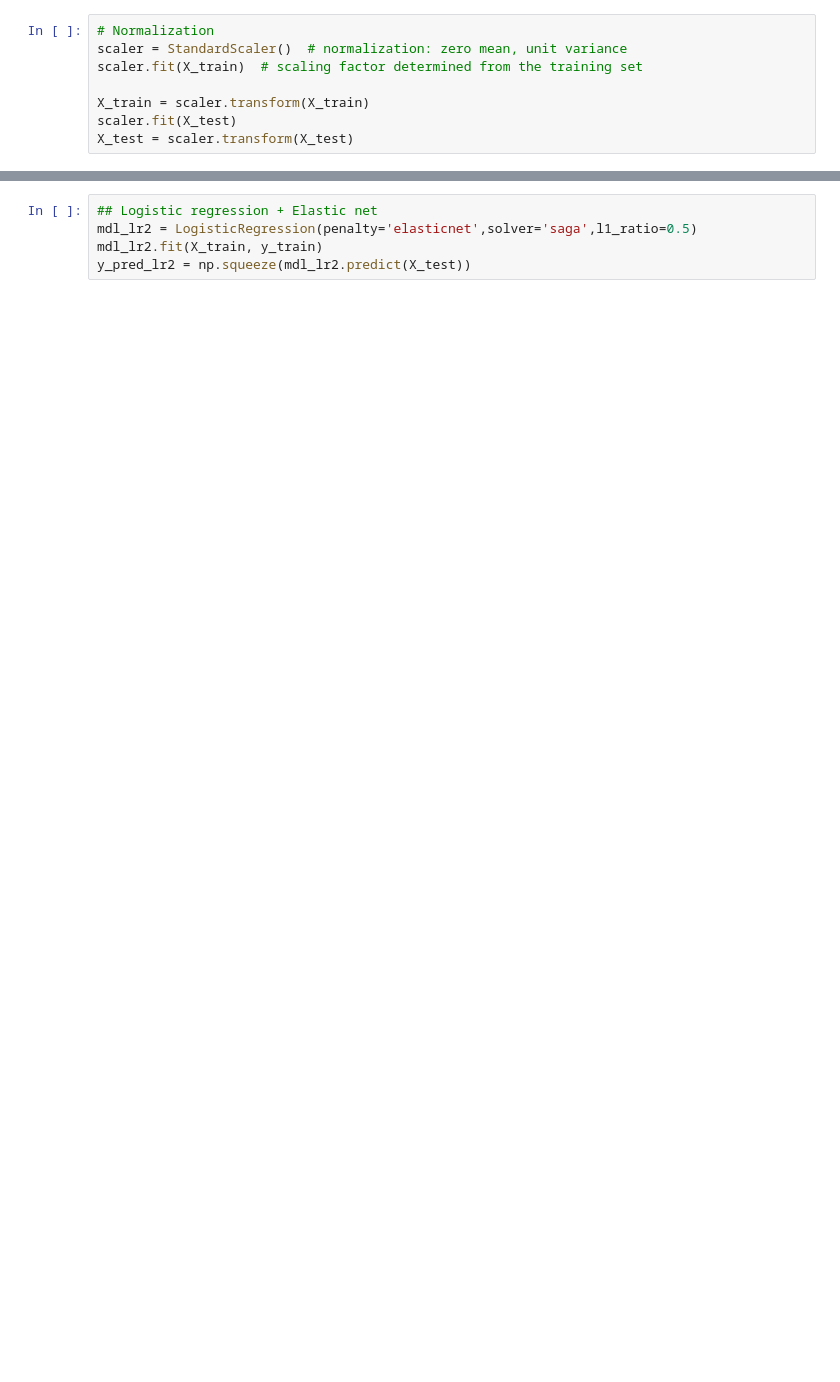
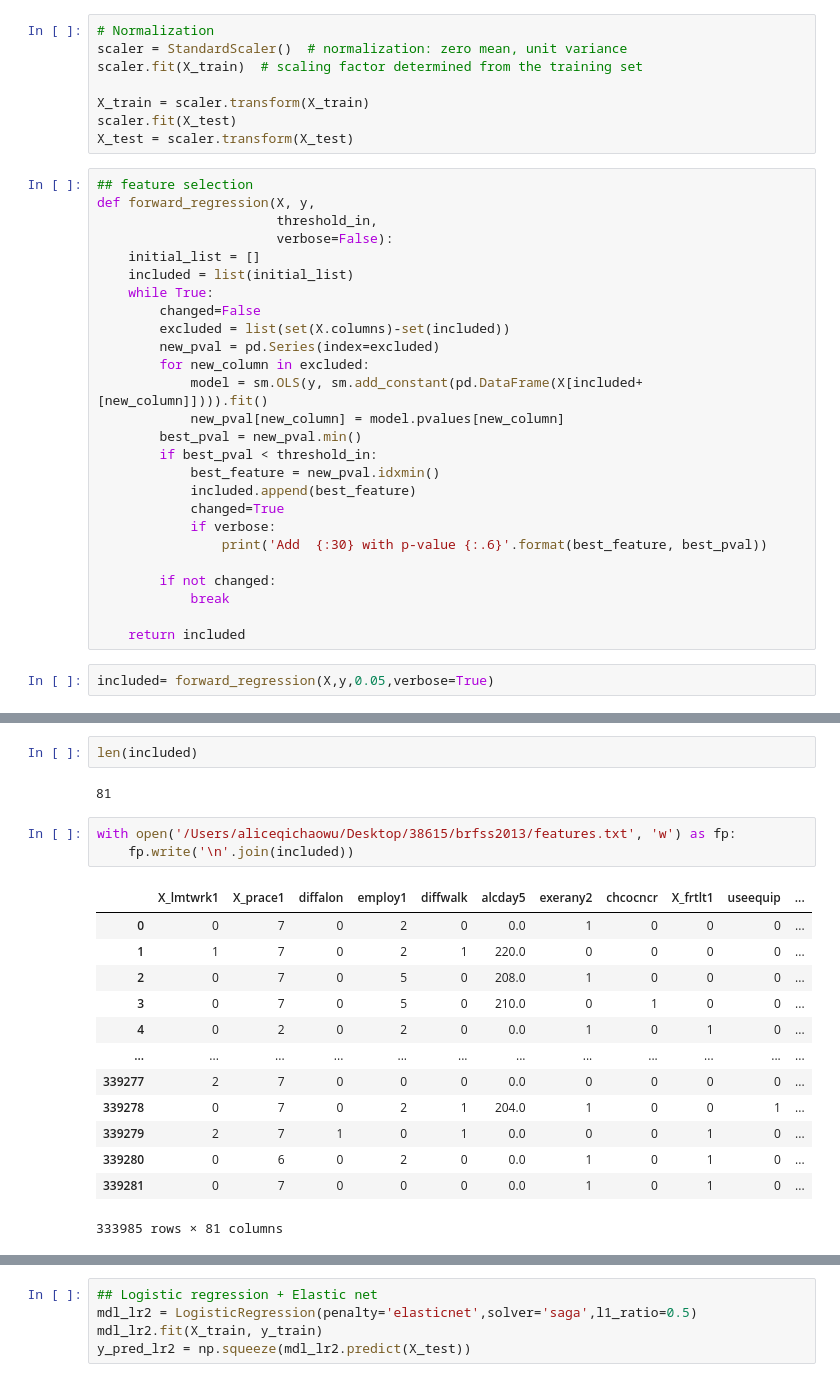
Before and after one commit to alicewuhhh/Health-Survey-Risk-Factors, a Jupyter notebook: Final_Project_Health_Survey_Risk.ipynb, the cells around one changed output, grey strips where cells are left out. Saved outputs shown, nothing was run; the diff lists cells and outputs as text; blank space fills up the shorter version.

```diff
--- a/Final_Project_Health_Survey_Risk.ipynb
+++ b/Final_Project_Health_Survey_Risk.ipynb
@@ -168,3 +284,31 @@ scaler.fit(X_train)  # scaling factor determined from the training set
 X_train = scaler.transform(X_train)
 scaler.fit(X_test)
 X_test = scaler.transform(X_test)
+# %%
+## feature selection
+def forward_regression(X, y,
+                       threshold_in,
+                       verbose=False):
+    initial_list = []
+    included = list(initial_list)
+    while True:
+        changed=False
+        excluded = list(set(X.columns)-set(included))
+        new_pval = pd.Series(index=excluded)
+        for new_column in excluded:
+            model = sm.OLS(y, sm.add_constant(pd.DataFrame(X[included+[new_column]]))).fit()
+            new_pval[new_column] = model.pvalues[new_column]
+        best_pval = new_pval.min()
+        if best_pval < threshold_in:
+            best_feature = new_pval.idxmin()
+            included.append(best_feature)
+            changed=True
+            if verbose:
+                print('Add  {:30} with p-value {:.6}'.format(best_feature, best_pval))
+
+        if not changed:
+            break
+
+    return included
+# %%
+included= forward_regression(X,y,0.05,verbose=True)
@@ -170,0 +329,21 @@ X_test = scaler.transform(X_test)
+# %%
+len(included)
+# %% [output]
+81
+# %%
+with open('/Users/aliceqichaowu/Desktop/38615/brfss2013/features.txt', 'w') as fp:
+    fp.write('\n'.join(included))
+# %% [output]
+|  | X_lmtwrk1 | X_prace1 | diffalon | employ1 | diffwalk | alcday5 | exerany2 | chcocncr | X_frtlt1 | useequip | ... |
+| 0 | 0 | 7 | 0 | 2 | 0 | 0.0 | 1 | 0 | 0 | 0 | ... |
+| 1 | 1 | 7 | 0 | 2 | 1 | 220.0 | 0 | 0 | 0 | 0 | ... |
+| 2 | 0 | 7 | 0 | 5 | 0 | 208.0 | 1 | 0 | 0 | 0 | ... |
+| 3 | 0 | 7 | 0 | 5 | 0 | 210.0 | 0 | 1 | 0 | 0 | ... |
+| 4 | 0 | 2 | 0 | 2 | 0 | 0.0 | 1 | 0 | 1 | 0 | ... |
+| ... | ... | ... | ... | ... | ... | ... | ... | ... | ... | ... | ... |
+| 339277 | 2 | 7 | 0 | 0 | 0 | 0.0 | 0 | 0 | 0 | 0 | ... |
+| 339278 | 0 | 7 | 0 | 2 | 1 | 204.0 | 1 | 0 | 0 | 1 | ... |
+| 339279 | 2 | 7 | 1 | 0 | 1 | 0.0 | 0 | 0 | 1 | 0 | ... |
+| 339280 | 0 | 6 | 0 | 2 | 0 | 0.0 | 1 | 0 | 1 | 0 | ... |
+| 339281 | 0 | 7 | 0 | 0 | 0 | 0.0 | 1 | 0 | 1 | 0 | ... |
+333985 rows × 81 columns
```
Also changed, not shown: parts of 41 cells of this notebook.
